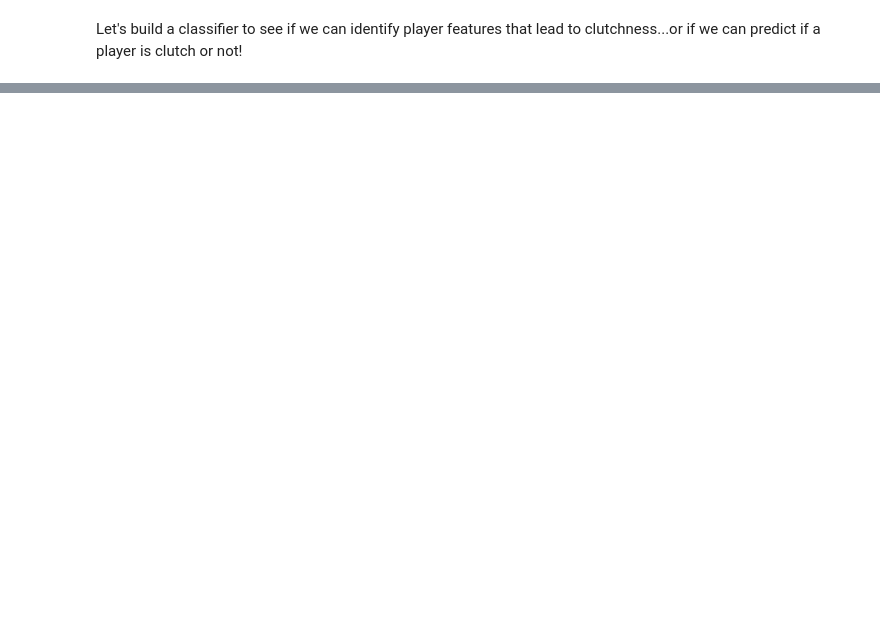
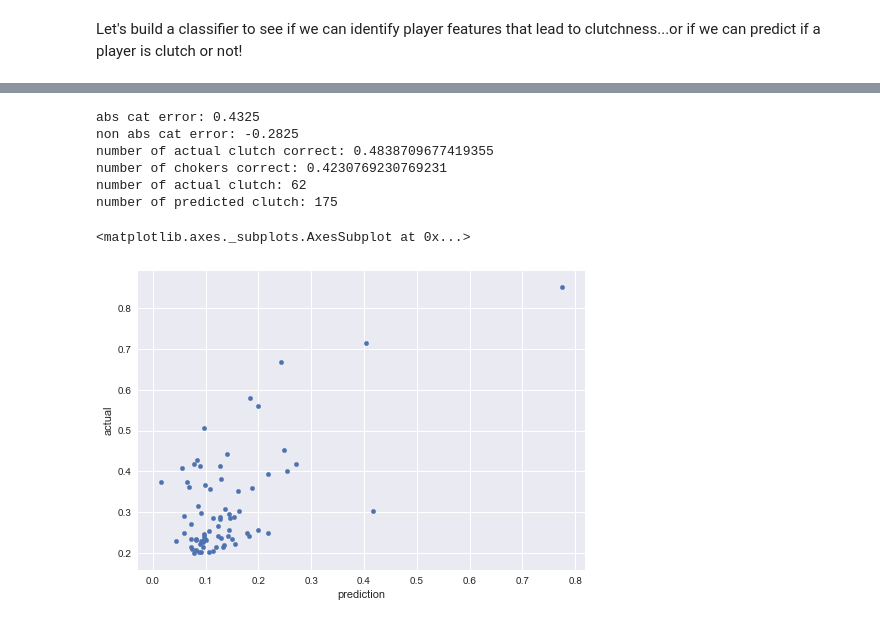
Before and after one commit to Zhuaggy/Nba_clutch, a Jupyter notebook: Notebooks/Clutch Classifier.ipynb, the cells around one changed output, grey strips where cells are left out. Cells and saved outputs as stored; diff of their text form; code cells hidden in the pictures; blank space fills up the shorter version.

```diff
--- a/Notebooks/Clutch Classifier.ipynb
+++ b/Notebooks/Clutch Classifier.ipynb
@@ -61,0 +107,8 @@ df2
+# %%
+df_results = pd.DataFrame()
+df_results['prediction'] = estimator.predict(X_test)
+df_results['actual'] = y_test.values
+df_results['prediction_cat'] = df_results['prediction'].apply(result_to_category)
+# %%
+df_results['abs_error'] = abs(df_results['actual'] - df_results['prediction'])
+df_results['pct_error'] = df_results['abs_error']/df_results['actual']
@@ -61,0 +168,36 @@ df2
+# %%
+def to_category_1(x):
+    if x <= 0.2:
+        return (1)
+    else:
+        return (0)
+
+def to_category_2(x):
+    if x <= 0.095:
+        return (1)
+    else:
+        return (0)
+# %%
+df_results['prediction_cat'] = df_results['prediction'].apply(to_category_2)
+df_results['actual_cat'] = df_results['actual'].apply(to_category_1)
+df_results['cat_error'] = abs(df_results['actual_cat'] - df_results['prediction_cat'])
+df_results['non_abs_cat_error'] = df_results['actual_cat'] - df_results['prediction_cat']
+# %%
+print('abs cat error: ' + str(df_results['cat_error'].mean()))
+print('non abs cat error: ' + str(df_results['non_abs_cat_error'].mean()))
+print('number of actual clutch correct: ' + str(df_results[df_results['actual_cat'] == 1]['cat_error'].mean()))
+print('number of chokers correct: ' + str(df_results[df_results['actual_cat'] == 0]['cat_error'].mean()))
+print('number of actual clutch: ' + str(df_results['actual_cat'].sum()))
+print('number of predicted clutch: ' + str(df_results['prediction_cat'].sum()))
+# %% [output]
+abs cat error: 0.4325
+non abs cat error: -0.2825
+number of actual clutch correct: 0.4838709677419355
+number of chokers correct: 0.4230769230769231
+number of actual clutch: 62
+number of predicted clutch: 175
+# %%
+df_results[df_results['actual_cat'] == 0].plot(kind = 'scatter', x = 'prediction', y = 'actual')
+# %% [output]
+<matplotlib.axes._subplots.AxesSubplot at 0x...>
+[figure, added]
```
Also changed, not shown: parts of 31 cells of this notebook, 4 other files.
